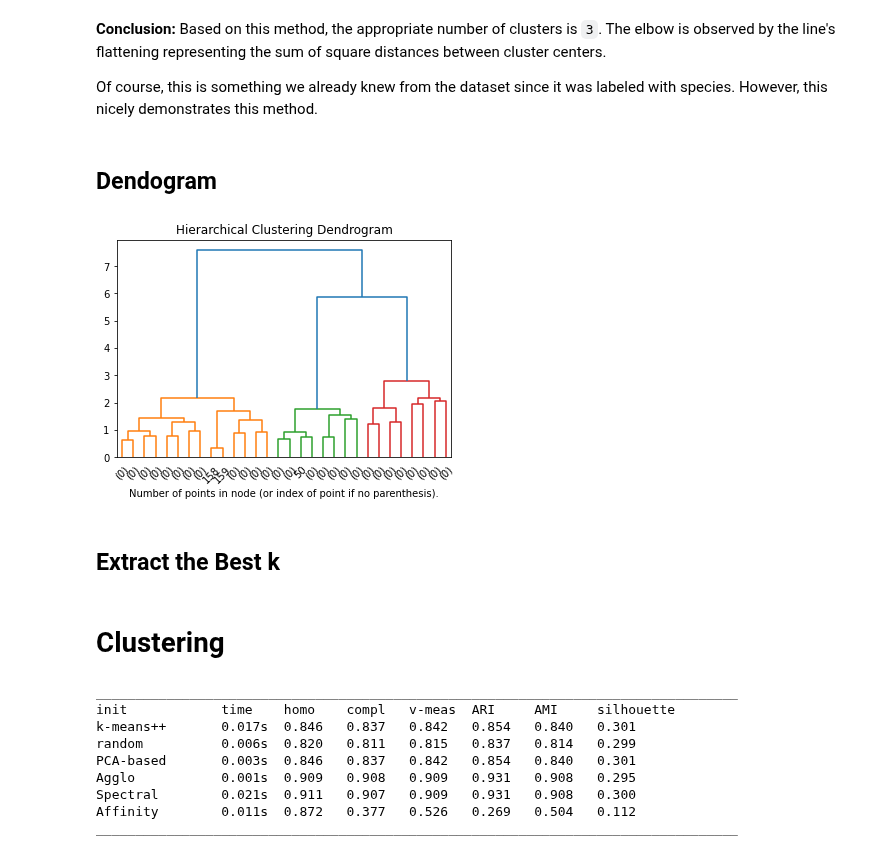
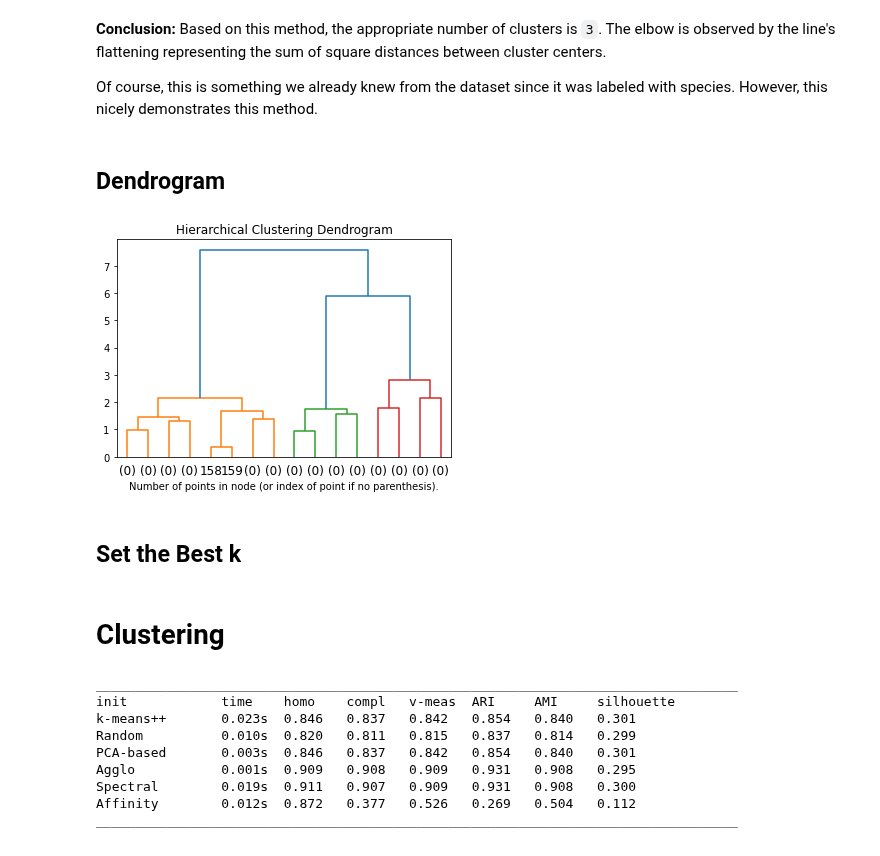
Before and after one commit to broepke/DATA110, a Jupyter notebook: Week 12/DATA110-Week12-broepke.ipynb, the cells around one changed output. Drawn from its saved outputs; the diff is of its cells as text; code cells hidden in the pictures.

```diff
--- a/Week 12/DATA110-Week12-broepke.ipynb
+++ b/Week 12/DATA110-Week12-broepke.ipynb
@@ -219,41 +244,41 @@ plt.show()
 
 Of course, this is something we already knew from the dataset since it was labeled with species. However, this nicely demonstrates this method.
 # %% [markdown]
-## Dendogram
+## Dendrogram
 # %%
 def plot_dendrogram(model, **kwargs):
     # Create linkage matrix and then plot the dendrogram
     # create the counts of samples under each node
     counts = np.zeros(model.children_.shape[0])
     n_samples = len(model.labels_)
     for i, merge in enumerate(model.children_):
         current_count = 0
         for child_idx in merge:
             if child_idx < n_samples:
                 current_count += 1 # leaf node
         else:
             current_count += counts[child_idx - n_samples]
     counts[i] = current_count
 
     linkage_matrix = np.column_stack([model.children_, model.distances_,counts]).astype(float)
 
     # Plot the corresponding dendrogram
     dendrogram(linkage_matrix, **kwargs)
 
 X = data
 
 # setting distance_threshold=0 ensures we compute the full tree.
 model = AgglomerativeClustering(distance_threshold=0, n_clusters=None)
 model = model.fit(X)
 plt.title('Hierarchical Clustering Dendrogram')
 # plot the top three levels of the dendrogram
-plot_dendrogram(model, truncate_mode='level', p=4, show_leaf_counts=True)
+plot_dendrogram(model, truncate_mode='level', p=3, show_leaf_counts=True)
 plt.xlabel("Number of points in node (or index of point if no parenthesis).")
 plt.show();
 # %% [output]
-[figure, old version]
+[figure, new version]
 # %% [markdown]
-## Extract the Best k
+## Set the Best k
 # %%
 k = 3
 # %% [markdown]
@@ -307,7 +332,7 @@ kmeans = KMeans(init="k-means++", n_clusters=k, n_init=5,random_state=0)
 bench_k_means(kmeans=kmeans, name="k-means++", data=data, labels=labels)
 
 kmeans = KMeans(init="random", n_clusters=k, n_init=5, random_state=0)
-bench_k_means(kmeans=kmeans, name="random", data=data, labels=labels)
+bench_k_means(kmeans=kmeans, name="Random", data=data, labels=labels)
 
 pca = PCA(n_components=k).fit(data)
 kmeans = KMeans(init=pca.components_, n_clusters=k, n_init=5, random_state=0)
@@ -326,12 +351,12 @@ print(82 * '_')
 # %% [output]
 __________________________________________________________________________________
 init            time    homo    compl   v-meas  ARI     AMI     silhouette
-k-means++       0.017s  0.846   0.837   0.842   0.854   0.840   0.301
-random          0.006s  0.820   0.811   0.815   0.837   0.814   0.299
+k-means++       0.023s  0.846   0.837   0.842   0.854   0.840   0.301
+Random          0.010s  0.820   0.811   0.815   0.837   0.814   0.299
 PCA-based       0.003s  0.846   0.837   0.842   0.854   0.840   0.301
 Agglo           0.001s  0.909   0.908   0.909   0.931   0.908   0.295
-Spectral        0.021s  0.911   0.907   0.909   0.931   0.908   0.300
-Affinity        0.011s  0.872   0.377   0.526   0.269   0.504   0.112
+Spectral        0.019s  0.911   0.907   0.909   0.931   0.908   0.300
+Affinity        0.012s  0.872   0.377   0.526   0.269   0.504   0.112
 __________________________________________________________________________________
 # %% [markdown]
  **Legend**
```
Also changed, not shown: parts of 13 cells of this notebook.
